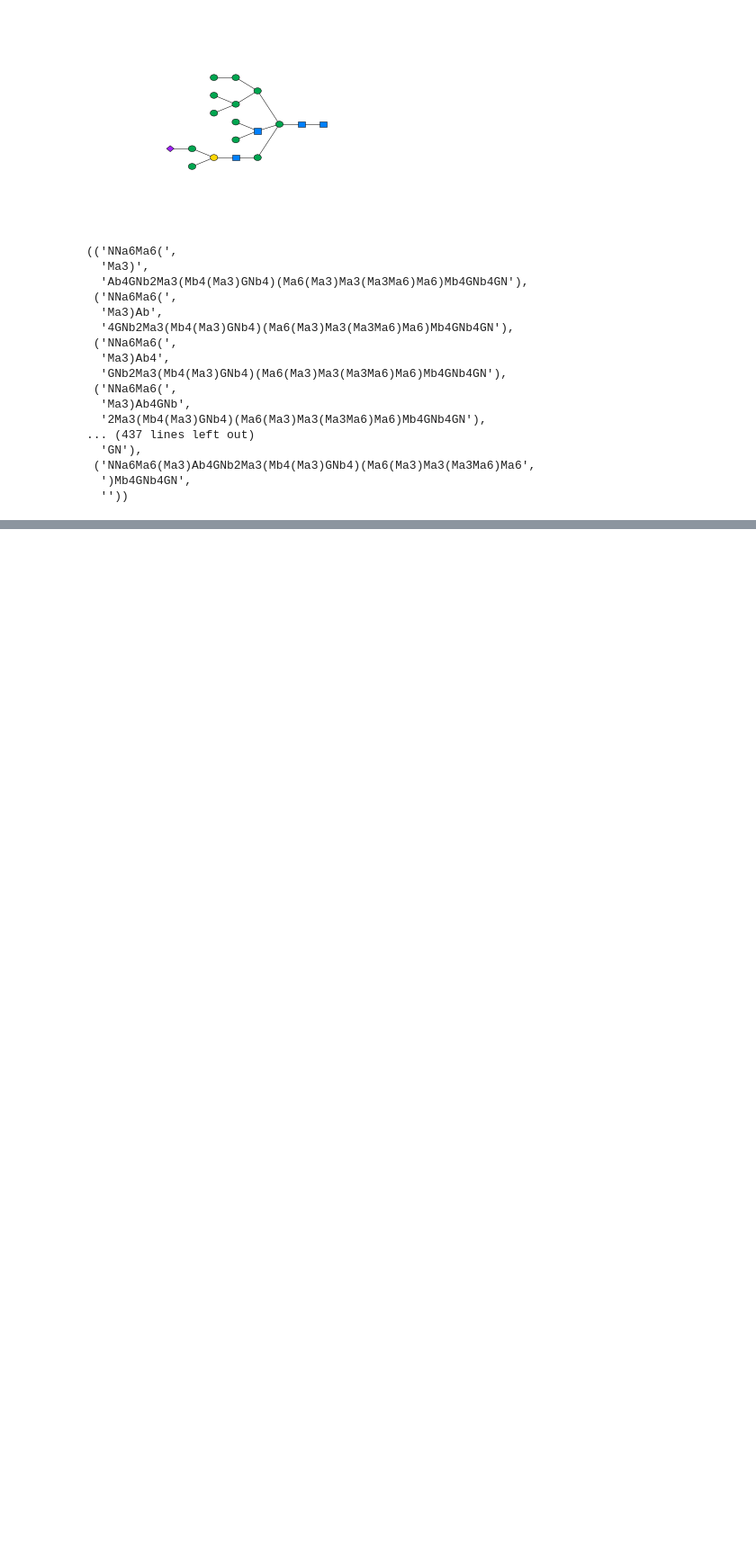
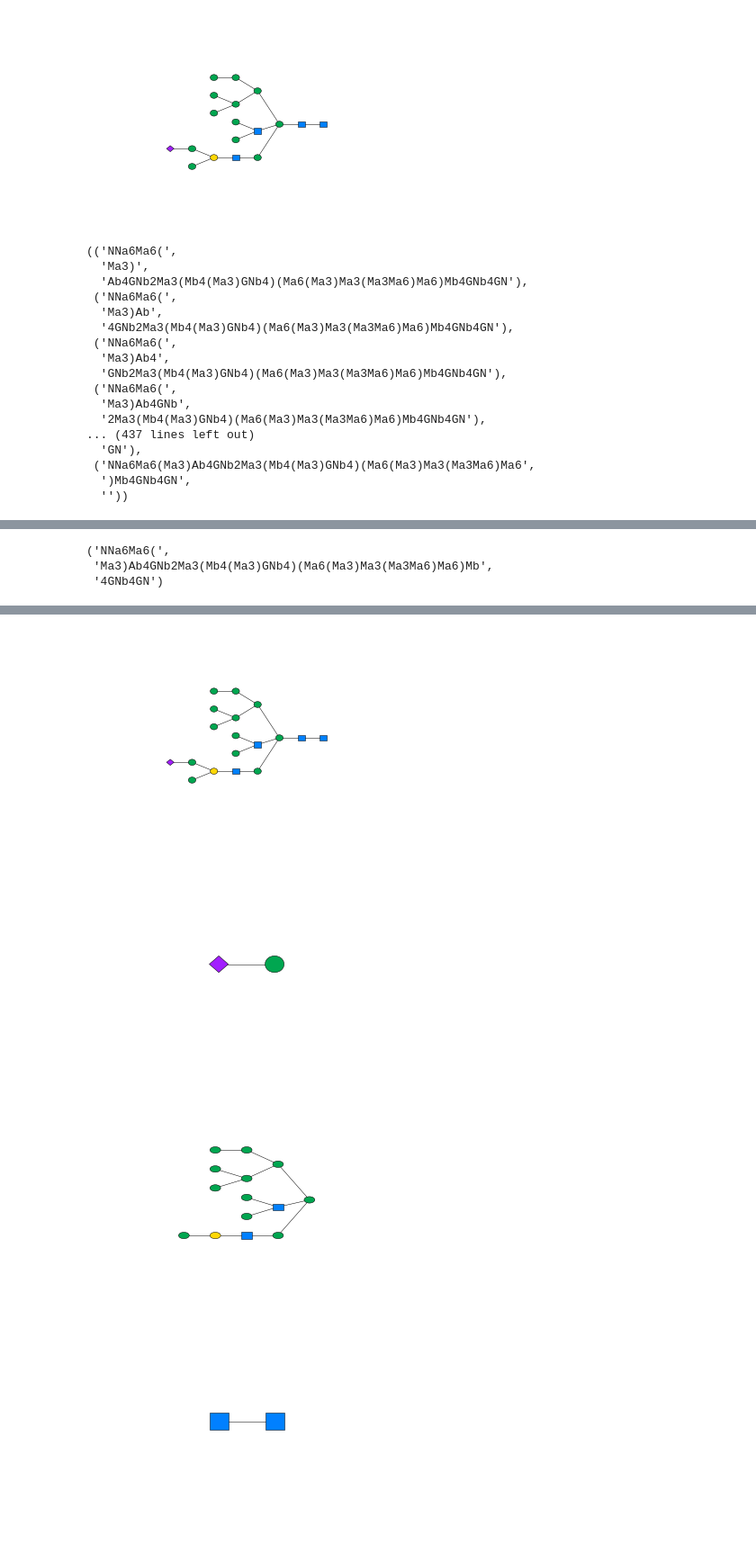
Before and after one commit to emeinhardt/gregex, a Jupyter notebook: gregex-dev.ipynb, the cells around one changed output, grey strips where cells are left out. Shown at 90% size. Saved outputs shown, nothing was run; the diff lists cells and outputs as text; code cells hidden in the pictures; blank space fills up the shorter version.

```diff
--- a/gregex-dev.ipynb
+++ b/gregex-dev.ipynb
@@ -1251,0 +1411,7 @@ Showing right context plot...
+# %%
+plottable_matches_w_contexts[7]
+analyze_match(7, plottable_matches_w_contexts)
+# %% [output]
+('NNa6Ma6(',
+ 'Ma3)Ab4GNb2Ma3(Mb4(Ma3)GNb4)(Ma6(Ma3)Ma3(Ma3Ma6)Ma6)Mb',
+ '4GNb4GN')
@@ -1251,0 +1430,4 @@ Showing right context plot...
+[figure, added]
+[figure, added]
+[figure, added]
+[figure, added]
```
Also changed, not shown: parts of 38 cells of this notebook.
